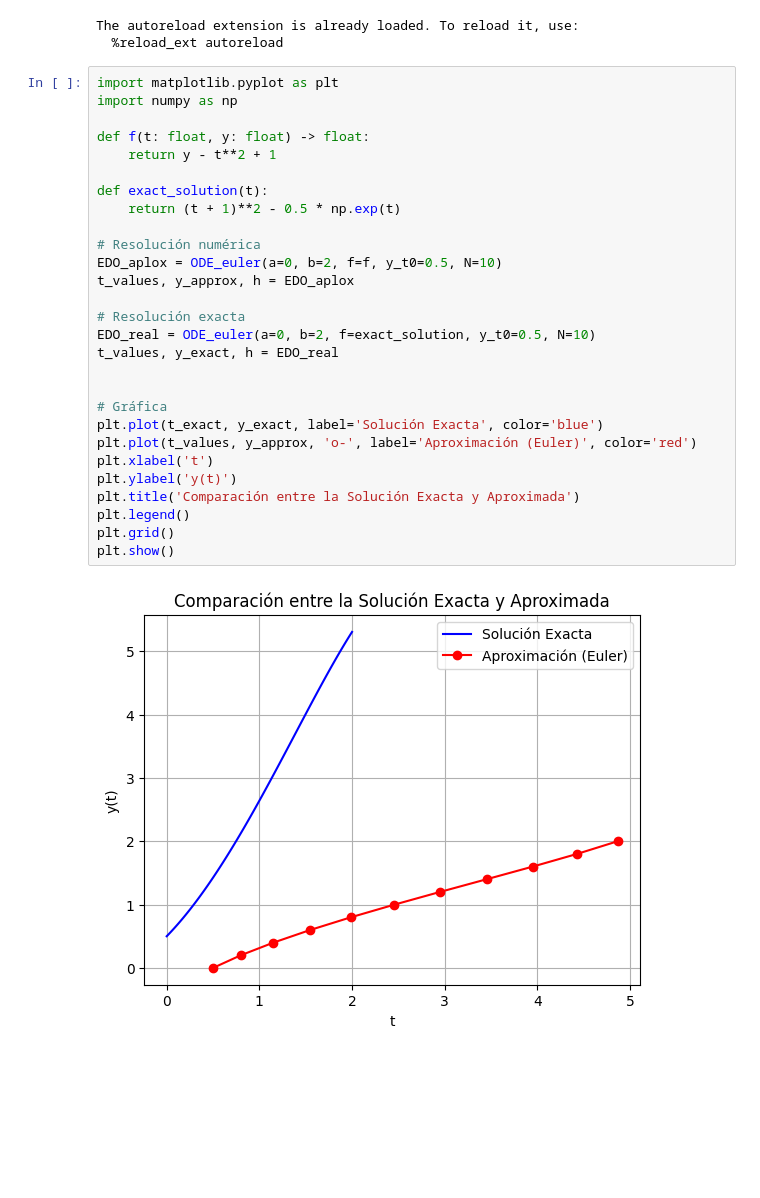
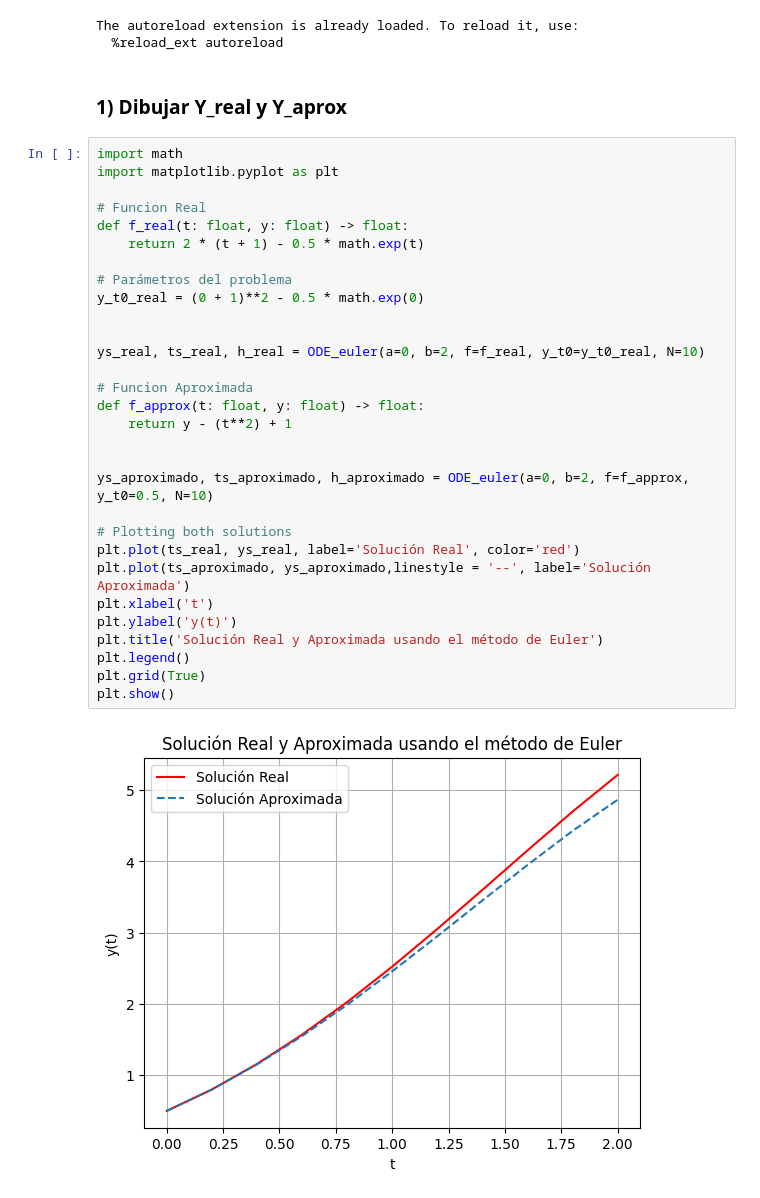
Before and after one commit to LAINE30/T5_EDO, a Jupyter notebook: T4_EDO.ipynb, the cells around one changed output. Saved outputs shown, nothing was run; the diff lists cells and outputs as text; blank space fills up the shorter version.

```diff
--- a/T4_EDO.ipynb
+++ b/T4_EDO.ipynb
@@ -6,33 +6,37 @@ from src import ODE_euler
 # %% [output]
 The autoreload extension is already loaded. To reload it, use:
   %reload_ext autoreload
+# %% [markdown]
+### 1) Dibujar Y_real y Y_aprox
 # %%
+import math
 import matplotlib.pyplot as plt
-import numpy as np
 
-def f(t: float, y: float) -> float:
-    return y - t**2 + 1
+# Funcion Real
+def f_real(t: float, y: float) -> float:
+    return 2 * (t + 1) - 0.5 * math.exp(t)
 
-def exact_solution(t):
-    return (t + 1)**2 - 0.5 * np.exp(t)
-
-# Resolución numérica
-EDO_aplox = ODE_euler(a=0, b=2, f=f, y_t0=0.5, N=10)
-t_values, y_approx, h = EDO_aplox
-
-# Resolución exacta
-EDO_real = ODE_euler(a=0, b=2, f=exact_solution, y_t0=0.5, N=10)
-t_values, y_exact, h = EDO_real
+# Parámetros del problema
+y_t0_real = (0 + 1)**2 - 0.5 * math.exp(0)
 
 
-# Gráfica
-plt.plot(t_exact, y_exact, label='Solución Exacta', color='blue')
-plt.plot(t_values, y_approx, 'o-', label='Aproximación (Euler)', color='red')
+ys_real, ts_real, h_real = ODE_euler(a=0, b=2, f=f_real, y_t0=y_t0_real, N=10)
+
+# Funcion Aproximada
+def f_approx(t: float, y: float) -> float:
+    return y - (t**2) + 1
+
+
+ys_aproximado, ts_aproximado, h_aproximado = ODE_euler(a=0, b=2, f=f_approx, y_t0=0.5, N=10)
+
+# Plotting both solutions
+plt.plot(ts_real, ys_real, label='Solución Real', color='red')
+plt.plot(ts_aproximado, ys_aproximado,linestyle = '--', label='Solución Aproximada')
 plt.xlabel('t')
 plt.ylabel('y(t)')
-plt.title('Comparación entre la Solución Exacta y Aproximada')
+plt.title('Solución Real y Aproximada usando el método de Euler')
 plt.legend()
-plt.grid()
+plt.grid(True)
 plt.show()
 # %% [output]
-[figure, old version]
+[figure, new version]
```
Also changed, not shown: parts of 5 cells of this notebook.
